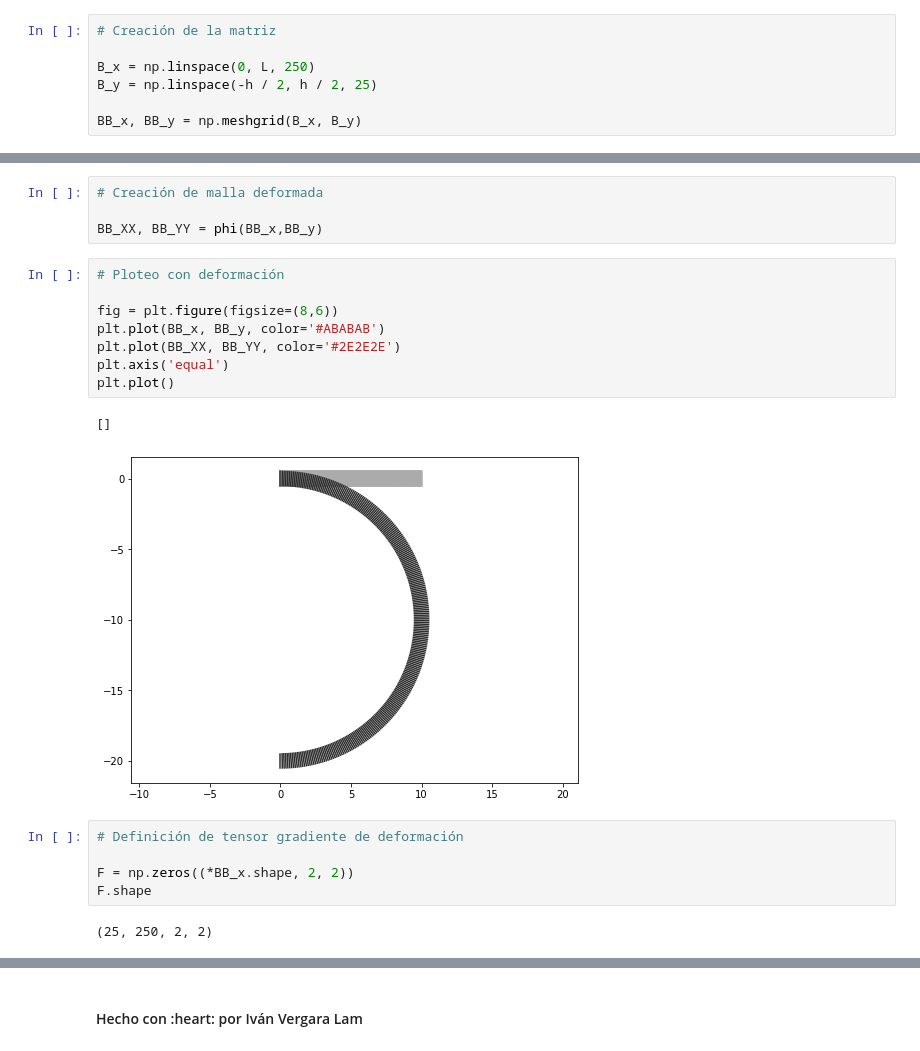
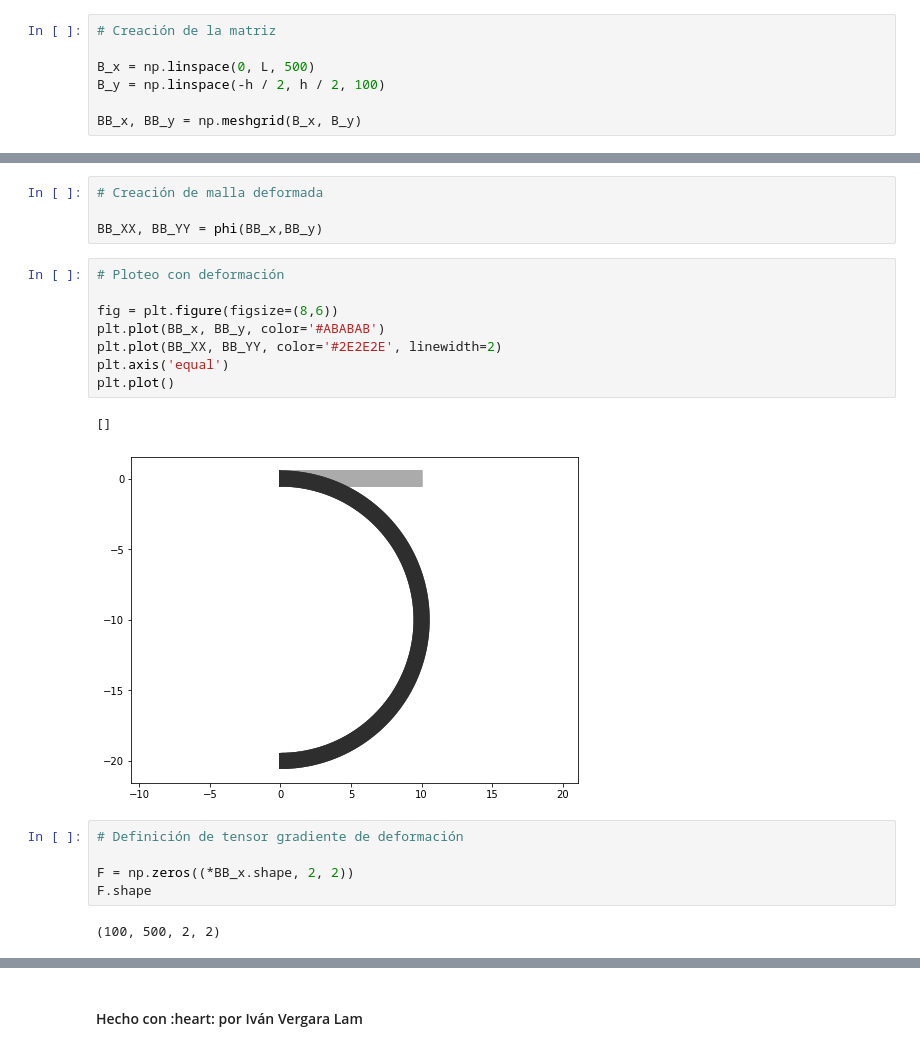
Before and after one commit to ivanvlam/IBM2020, a Jupyter notebook: Tarea 2/tarea-2.ipynb, the cells around one changed output, grey strips where cells are left out. Saved outputs shown, nothing was run; the diff lists cells and outputs as text.

```diff
--- a/Tarea 2/tarea-2.ipynb
+++ b/Tarea 2/tarea-2.ipynb
@@ -23,8 +23,8 @@ lambda_ = 10
 # %%
 # Creación de la matriz
 
-B_x = np.linspace(0, L, 250)
-B_y = np.linspace(-h / 2, h / 2, 25)
+B_x = np.linspace(0, L, 500)
+B_y = np.linspace(-h / 2, h / 2, 100)
 
 BB_x, BB_y = np.meshgrid(B_x, B_y)
 # %%
@@ -52,19 +52,19 @@ BB_XX, BB_YY = phi(BB_x,BB_y)
 # %%
 # Ploteo con deformación
 
 fig = plt.figure(figsize=(8,6))
 plt.plot(BB_x, BB_y, color='#ABABAB')
-plt.plot(BB_XX, BB_YY, color='#2E2E2E')
+plt.plot(BB_XX, BB_YY, color='#2E2E2E', linewidth=2)
 plt.axis('equal')
 plt.plot()
 # %% [output]
 []
-[figure, old version]
+[figure, new version]
 # %%
 # Definición de tensor gradiente de deformación
 
 F = np.zeros((*BB_x.shape, 2, 2))
 F.shape
 # %% [output]
-(25, 250, 2, 2)
+(100, 500, 2, 2)
 # %%
```
Also changed, not shown: parts of 25 cells of this notebook.
